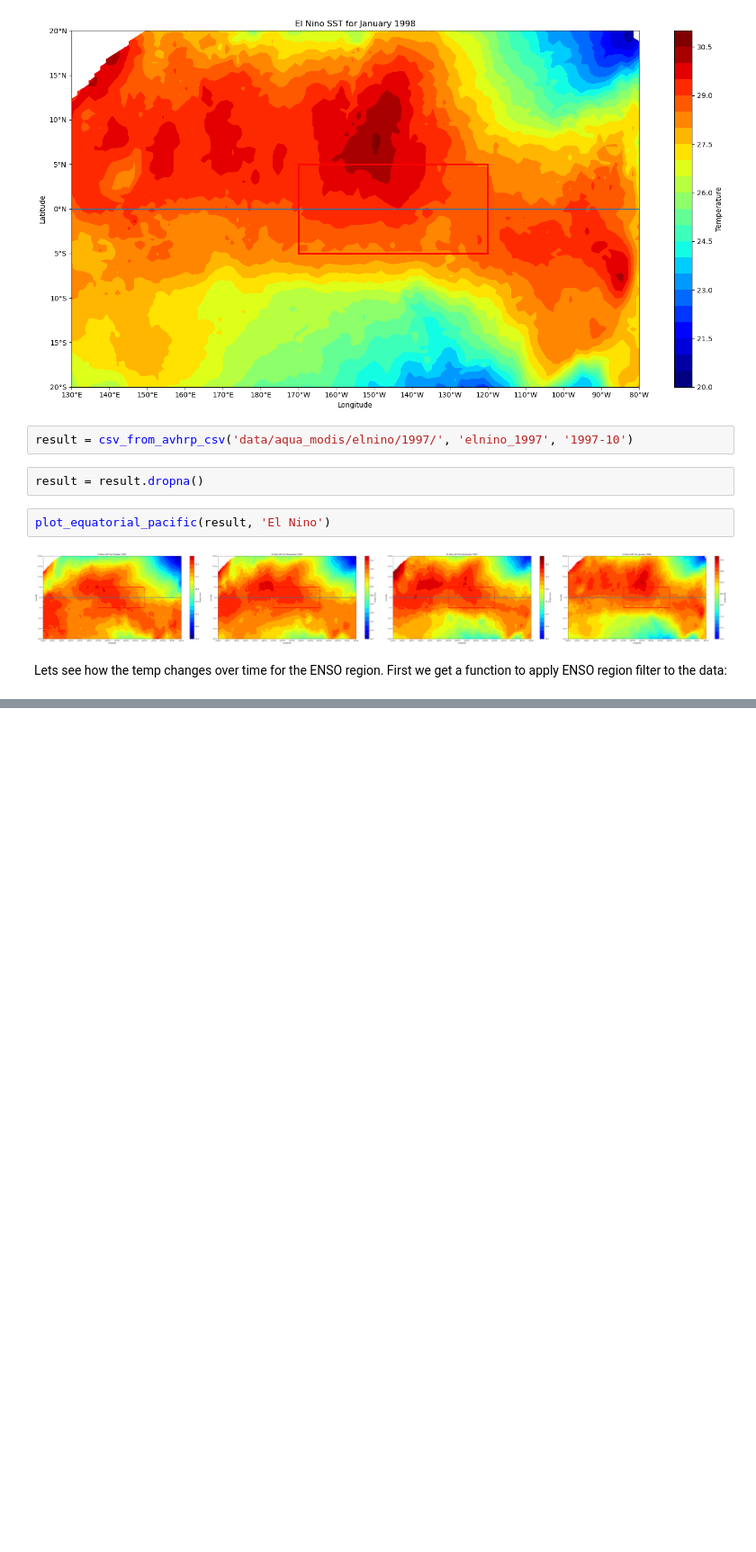
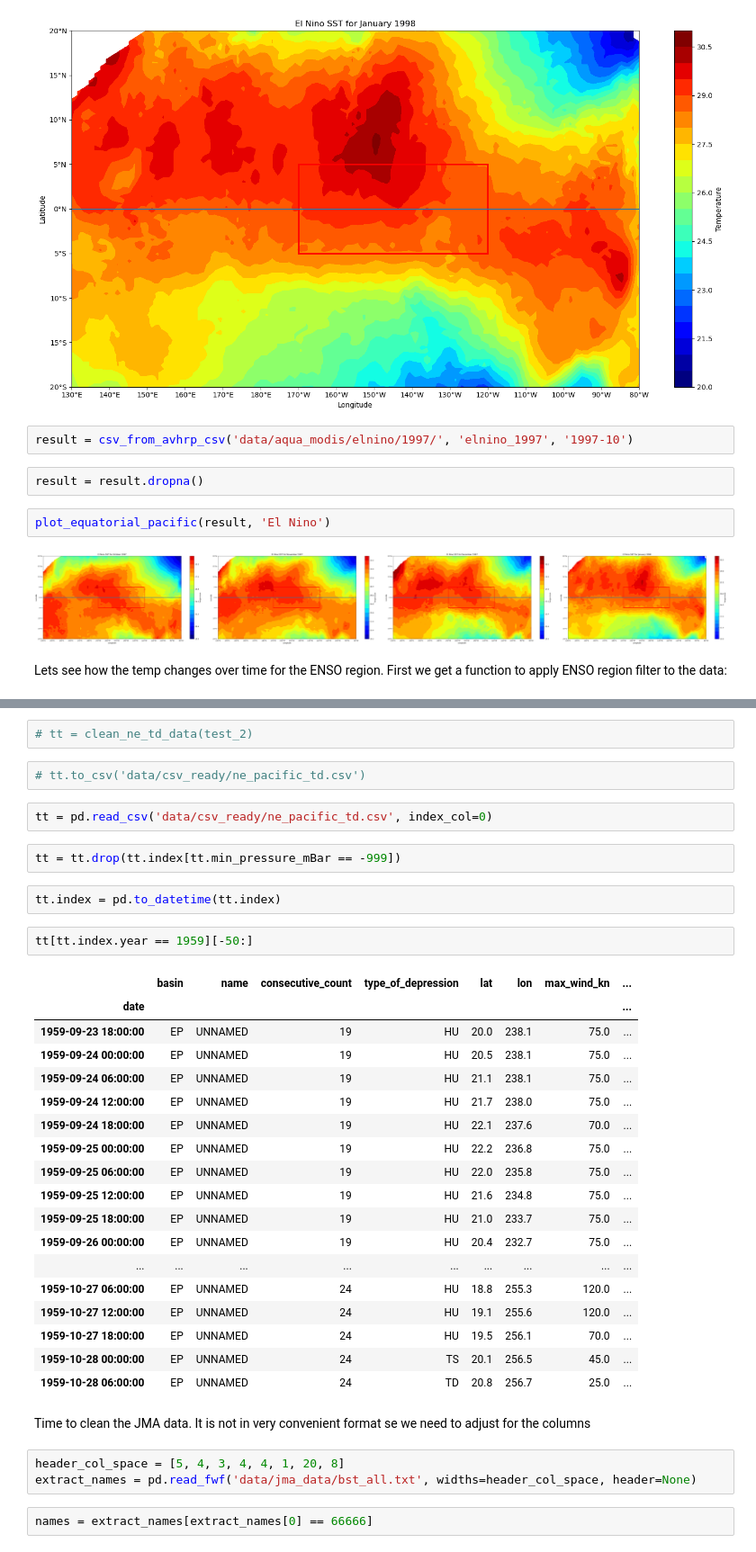
Before and after one commit to StanDobrev11/DataScience, a Jupyter notebook: Project/draft.ipynb, the cells around one changed output, grey strips where cells are left out. Shown at 90% size. Drawn from its saved outputs; the diff is of its cells as text; blank space fills up the shorter version.

```diff
--- a/Project/draft.ipynb
+++ b/Project/draft.ipynb
@@ -452,0 +622,38 @@ Lets see how the temp changes over time for the ENSO region. First we get a func
+# %%
+# tt = clean_ne_td_data(test_2)
+# %%
+# tt.to_csv('data/csv_ready/ne_pacific_td.csv')
+# %%
+tt = pd.read_csv('data/csv_ready/ne_pacific_td.csv', index_col=0)
+# %%
+tt = tt.drop(tt.index[tt.min_pressure_mBar == -999])
+# %%
+tt.index = pd.to_datetime(tt.index)
+# %%
+tt[tt.index.year == 1959][-50:]
+# %% [output]
+|  | basin | name | consecutive_count | type_of_depression | lat | lon | max_wind_kn | ... |
+| date |  |  |  |  |  |  |  | ... |
+| 1959-09-23 18:00:00 | EP | UNNAMED | 19 | HU | 20.0 | 238.1 | 75.0 | ... |
+| 1959-09-24 00:00:00 | EP | UNNAMED | 19 | HU | 20.5 | 238.1 | 75.0 | ... |
+| 1959-09-24 06:00:00 | EP | UNNAMED | 19 | HU | 21.1 | 238.1 | 75.0 | ... |
+| 1959-09-24 12:00:00 | EP | UNNAMED | 19 | HU | 21.7 | 238.0 | 75.0 | ... |
+| 1959-09-24 18:00:00 | EP | UNNAMED | 19 | HU | 22.1 | 237.6 | 70.0 | ... |
+| 1959-09-25 00:00:00 | EP | UNNAMED | 19 | HU | 22.2 | 236.8 | 75.0 | ... |
+| 1959-09-25 06:00:00 | EP | UNNAMED | 19 | HU | 22.0 | 235.8 | 75.0 | ... |
+| 1959-09-25 12:00:00 | EP | UNNAMED | 19 | HU | 21.6 | 234.8 | 75.0 | ... |
+| 1959-09-25 18:00:00 | EP | UNNAMED | 19 | HU | 21.0 | 233.7 | 75.0 | ... |
+| 1959-09-26 00:00:00 | EP | UNNAMED | 19 | HU | 20.4 | 232.7 | 75.0 | ... |
+| ... | ... | ... | ... | ... | ... | ... | ... | ... |
+| 1959-10-27 06:00:00 | EP | UNNAMED | 24 | HU | 18.8 | 255.3 | 120.0 | ... |
+| 1959-10-27 12:00:00 | EP | UNNAMED | 24 | HU | 19.1 | 255.6 | 120.0 | ... |
+| 1959-10-27 18:00:00 | EP | UNNAMED | 24 | HU | 19.5 | 256.1 | 70.0 | ... |
+| 1959-10-28 00:00:00 | EP | UNNAMED | 24 | TS | 20.1 | 256.5 | 45.0 | ... |
+| 1959-10-28 06:00:00 | EP | UNNAMED | 24 | TD | 20.8 | 256.7 | 25.0 | ... |
+# %% [markdown]
+Time to clean the JMA data. It is not in very convenient format se we need to adjust for the columns
+# %%
+header_col_space = [5, 4, 3, 4, 4, 1, 20, 8]
+extract_names = pd.read_fwf('data/jma_data/bst_all.txt', widths=header_col_space, header=None)
+# %%
+names = extract_names[extract_names[0] == 66666]
```
Also changed, not shown: parts of 69 cells of this notebook, 23 other files.
